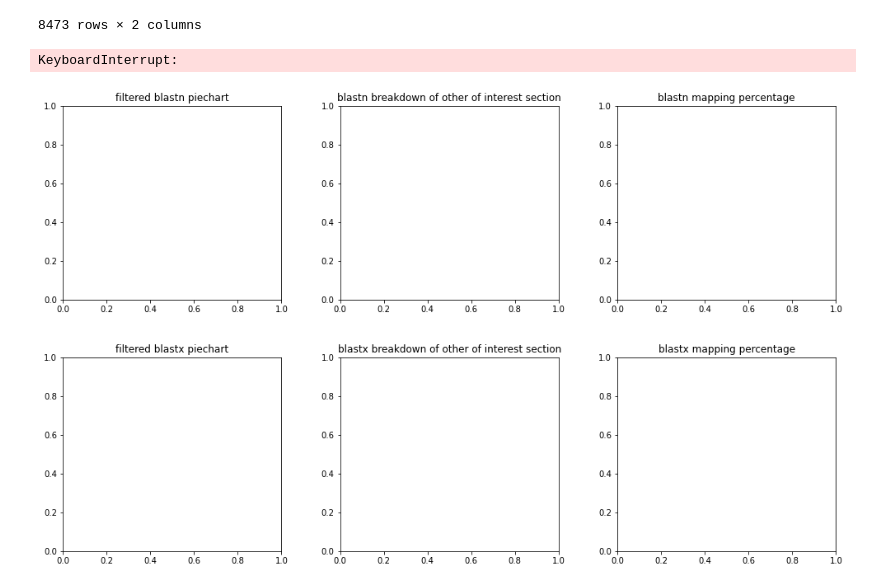
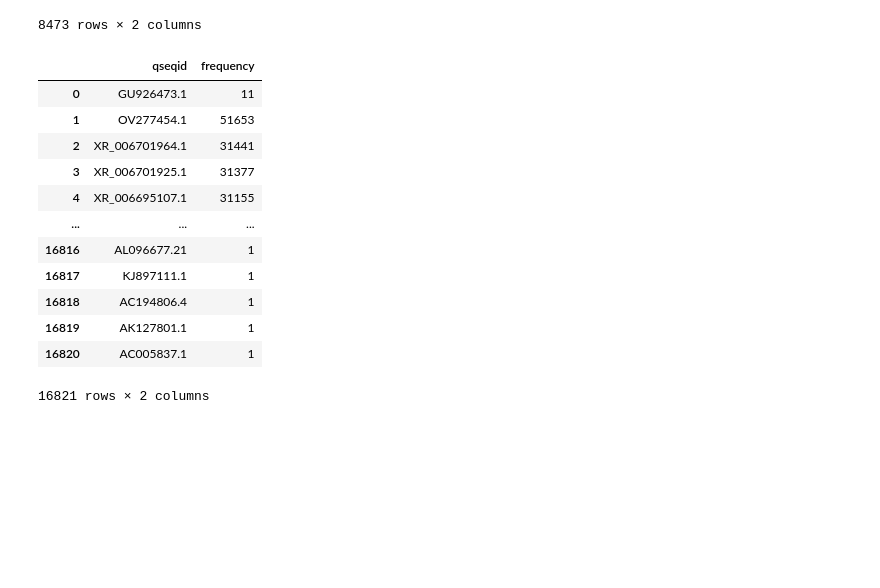
Before and after one commit to YeoLab/eclip-qc, a Jupyter notebook: jupyter_testing/plot.ipynb, the cells around one changed output. Cells and saved outputs as stored; diff of their text form; code cells hidden in the pictures; blank space fills up the shorter version.

```diff
--- a/jupyter_testing/plot.ipynb
+++ b/jupyter_testing/plot.ipynb
@@ -813,13 +813,12 @@ for index,row in top_blastn_freq_table.iterrows():
             found = True
     if found == False:
         small_hits_interests_of_blastn.append(index)
-
 for i in range(len(small_hits_interests_of_blastn)):
     top_blastn_freq_table = top_blastn_freq_table.drop(small_hits_interests_of_blastn[i])
 #top_blastn_freq_table
 
-top_blastx_freq_table.to_csv('qseqidDf_x.csv')
-# top_blastn_freq_table = pd.read_csv('qseqidDf.csv')
+# top_blastn_freq_table.to_csv('qseqidDf_n.csv')
+# top_blastn_freq_table = pd.read_csv('qseqidDf_n.csv')
 
 num_seqs_of_interests_blastn = 0
 for index,row in top_blastn_freq_table.iterrows():
@@ -884,7 +883,7 @@ print('finish blastn')
 
 # Creating plots for blastx
 
-# Read the blast n file
+# Read the blast x file
 origin_blastx = pd.read_csv(blastx_file, header=None, sep='\t')
 origin_blastx.columns = ['qseqid','sseqid','pident','length','mismatch','gapopen','qstart','qend','sstart','send','evalue','bitscore']
 
@@ -953,7 +952,7 @@ for i in range(len(small_hits_interests_of_blastx)):
     top_blastx_freq_table = top_blastx_freq_table.drop(small_hits_interests_of_blastx[i])
 #top_blastx_freq_table
 
-top_blastx_freq_table.to_csv('qseqidDf_x.csv')
+# top_blastx_freq_table.to_csv('qseqidDf_x.csv')
 # # top_blastx_freq_table = pd.read_csv('qseqidDf_x.csv')
 
 num_seqs_of_interests_blastx = 0
@@ -1013,6 +1012,19 @@ ax6.text(0.95, 2.2, text2, transform=ax6.transAxes, fontsize=14,
 fig.tight_layout(pad=5.0)
 plt.show(block=True)
 # plt.savefig(piePath,format='png',bbox_inches='tight')
-# %% [output]
-KeyboardInterrupt:
-[figure, removed]
+# %%
+top_blastn_freq_table
+# %% [output]
+|  | qseqid | frequency |
+| 0 | GU926473.1 | 11 |
+| 1 | OV277454.1 | 51653 |
+| 2 | XR_006701964.1 | 31441 |
+| 3 | XR_006701925.1 | 31377 |
+| 4 | XR_006695107.1 | 31155 |
+| ... | ... | ... |
+| 16816 | AL096677.21 | 1 |
+| 16817 | KJ897111.1 | 1 |
+| 16818 | AC194806.4 | 1 |
+| 16819 | AK127801.1 | 1 |
+| 16820 | AC005837.1 | 1 |
+16821 rows × 2 columns
```
Also changed, not shown: parts of 3 cells of this notebook, 11 other files.
